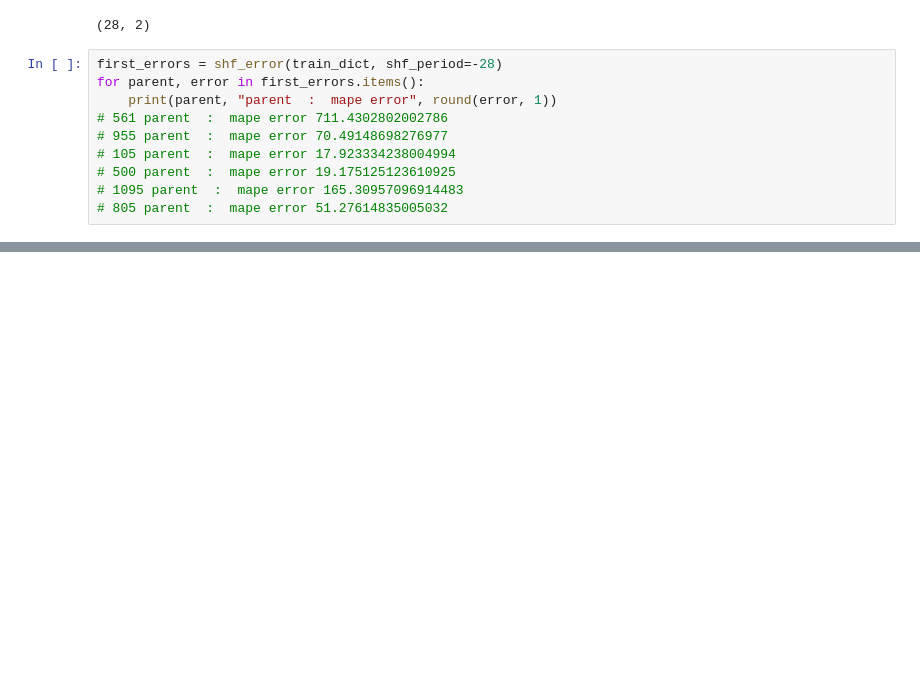
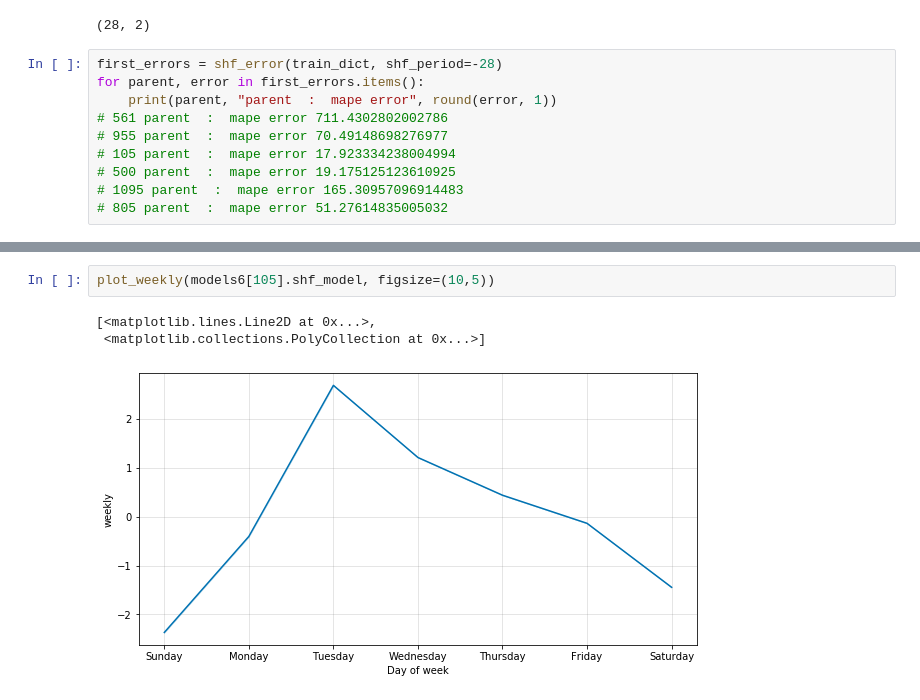
Before and after one commit to truejimfrank/StreamlinedProductPurchaseForecasting, a Jupyter notebook: notebooks/f_prophet_parents.ipynb, the cells around one changed output, grey strips where cells are left out. Saved outputs shown, nothing was run; the diff lists cells and outputs as text; blank space fills up the shorter version.

```diff
--- a/notebooks/f_prophet_parents.ipynb
+++ b/notebooks/f_prophet_parents.ipynb
@@ -148,0 +298,6 @@ Class PurchaseForecast(object):
+# %%
+plot_weekly(models6[105].shf_model, figsize=(10,5))
+# %% [output]
+[<matplotlib.lines.Line2D at 0x...>,
+ <matplotlib.collections.PolyCollection at 0x...>]
+[figure, added]
```
Also changed, not shown: parts of 18 cells of this notebook, 6 other files.
